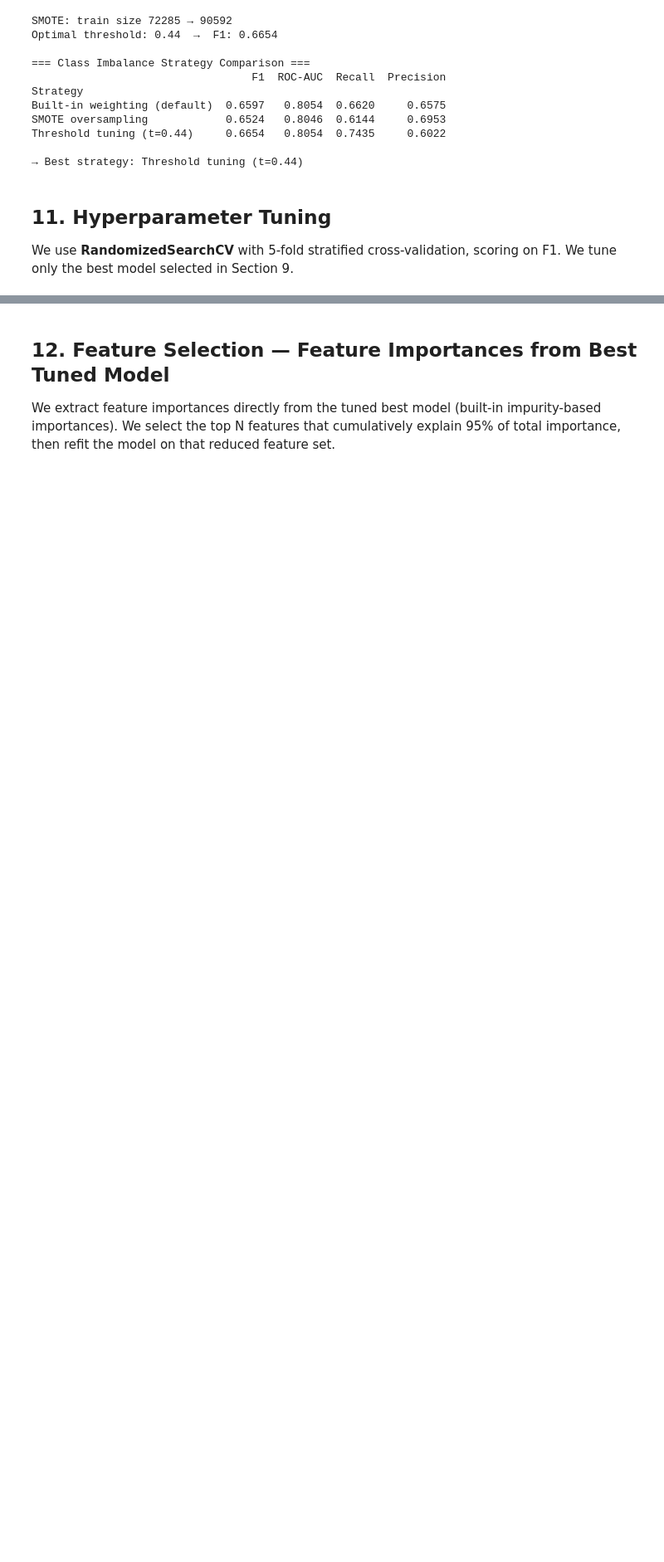
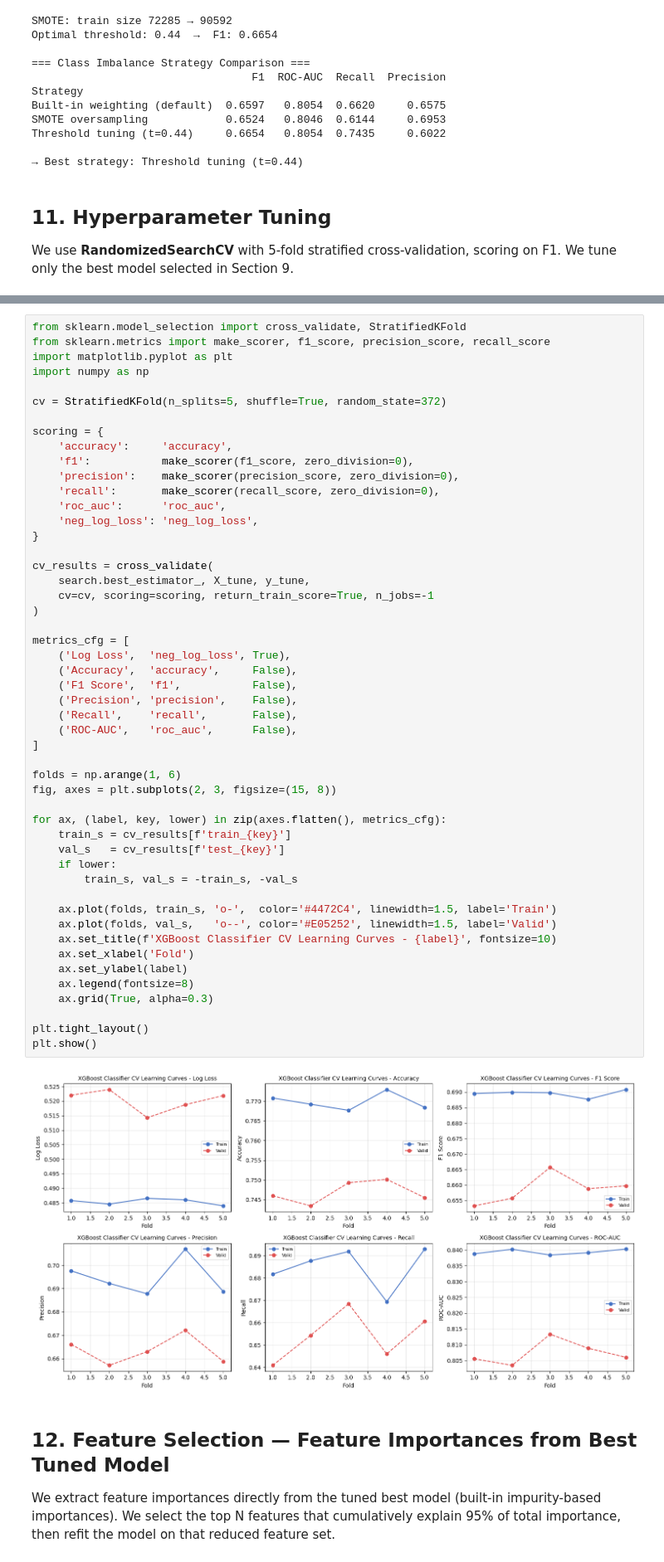
Before and after one commit to milidshah/Provisional-Ballots-NC, a Jupyter notebook: models/provisional_ballot_model.ipynb, the cells around one changed output, grey strips where cells are left out. Shown at 83% size. Drawn from its saved outputs; the diff is of its cells as text; blank space fills up the shorter version.

```diff
--- a/models/provisional_ballot_model.ipynb
+++ b/models/provisional_ballot_model.ipynb
@@ -1173,6 +1141,58 @@ weighted avg       0.75      0.75      0.75     24095
   Recall: 0.6616
   F1: 0.6645
   ROC-AUC: 0.8092
+# %%
+from sklearn.model_selection import cross_validate, StratifiedKFold
+from sklearn.metrics import make_scorer, f1_score, precision_score, recall_score
+import matplotlib.pyplot as plt
+import numpy as np
+
+cv = StratifiedKFold(n_splits=5, shuffle=True, random_state=372)
+
+scoring = {
+    'accuracy':     'accuracy',
+    'f1':           make_scorer(f1_score, zero_division=0),
+    'precision':    make_scorer(precision_score, zero_division=0),
+    'recall':       make_scorer(recall_score, zero_division=0),
+    'roc_auc':      'roc_auc',
+    'neg_log_loss': 'neg_log_loss',
+}
+
+cv_results = cross_validate(
+    search.best_estimator_, X_tune, y_tune,
+    cv=cv, scoring=scoring, return_train_score=True, n_jobs=-1
+)
+
+metrics_cfg = [
+    ('Log Loss',  'neg_log_loss', True),
+    ('Accuracy',  'accuracy',     False),
+    ('F1 Score',  'f1',           False),
+    ('Precision', 'precision',    False),
+    ('Recall',    'recall',       False),
+    ('ROC-AUC',   'roc_auc',      False),
+]
+
+folds = np.arange(1, 6)
+fig, axes = plt.subplots(2, 3, figsize=(15, 8))
+
+for ax, (label, key, lower) in zip(axes.flatten(), metrics_cfg):
+    train_s = cv_results[f'train_{key}']
+    val_s   = cv_results[f'test_{key}']
+    if lower:
+        train_s, val_s = -train_s, -val_s
+
+    ax.plot(folds, train_s, 'o-',  color='#4472C4', linewidth=1.5, label='Train')
+    ax.plot(folds, val_s,   'o--', color='#E05252', linewidth=1.5, label='Valid')
+    ax.set_title(f'XGBoost Classifier CV Learning Curves - {label}', fontsize=10)
+    ax.set_xlabel('Fold')
+    ax.set_ylabel(label)
+    ax.legend(fontsize=8)
+    ax.grid(True, alpha=0.3)
+
+plt.tight_layout()
+plt.show()
+# %% [output]
+[figure, added]
 # %% [markdown]
 ## **12. Feature Selection — Feature Importances from Best Tuned Model**
 
```
Also changed, not shown: parts of 12 cells of this notebook.
